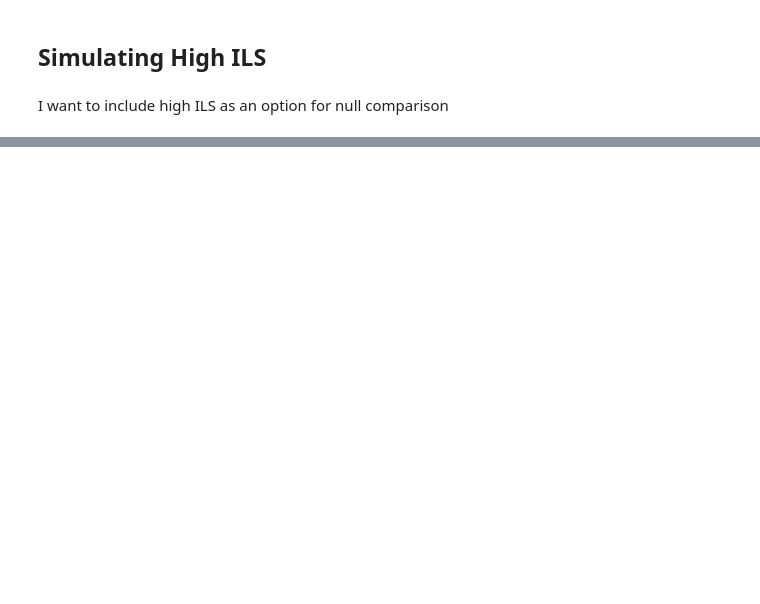
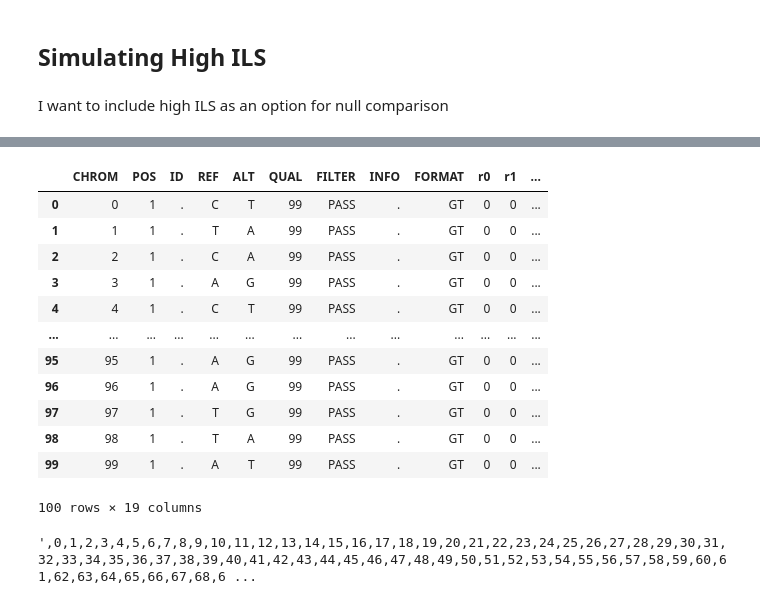
Before and after one commit to eaton-lab/hogtie, a Jupyter notebook: notebooks/simulations.ipynb, the cells around one changed output, grey strips where cells are left out. Saved outputs shown, nothing was run; the diff lists cells and outputs as text; code cells hidden in the pictures; blank space fills up the shorter version.

```diff
--- a/notebooks/simulations.ipynb
+++ b/notebooks/simulations.ipynb
@@ -125,0 +161,22 @@ snps
+# %%
+snps=model.write_vcf()
+snp_data = snps.iloc[:, 9:].T
+snps
+# %% [output]
+|  | CHROM | POS | ID | REF | ALT | QUAL | FILTER | INFO | FORMAT | r0 | r1 | ... |
+| 0 | 0 | 1 | . | C | T | 99 | PASS | . | GT | 0 | 0 | ... |
+| 1 | 1 | 1 | . | T | A | 99 | PASS | . | GT | 0 | 0 | ... |
+| 2 | 2 | 1 | . | C | A | 99 | PASS | . | GT | 0 | 0 | ... |
+| 3 | 3 | 1 | . | A | G | 99 | PASS | . | GT | 0 | 0 | ... |
+| 4 | 4 | 1 | . | C | T | 99 | PASS | . | GT | 0 | 0 | ... |
+| ... | ... | ... | ... | ... | ... | ... | ... | ... | ... | ... | ... | ... |
+| 95 | 95 | 1 | . | A | G | 99 | PASS | . | GT | 0 | 0 | ... |
+| 96 | 96 | 1 | . | A | G | 99 | PASS | . | GT | 0 | 0 | ... |
+| 97 | 97 | 1 | . | T | G | 99 | PASS | . | GT | 0 | 0 | ... |
+| 98 | 98 | 1 | . | T | A | 99 | PASS | . | GT | 0 | 0 | ... |
+| 99 | 99 | 1 | . | A | T | 99 | PASS | . | GT | 0 | 0 | ... |
+100 rows × 19 columns
+# %%
+snp_data.to_csv()
+# %% [output]
+',0,1,2,3,4,5,6,7,8,9,10,11,12,13,14,15,16,17,18,19,20,21,22,23,24,25,26,27,28,29,30,31,32,33,34,35,36,37,38,39,40,41,42,43,44,45,46,47,48,49,50,51,52,53,54,55,56,57,58,59,60,61,62,63,64,65,66,67,68,6 ...
```
Also changed, not shown: parts of 26 cells of this notebook, 1 other file.
